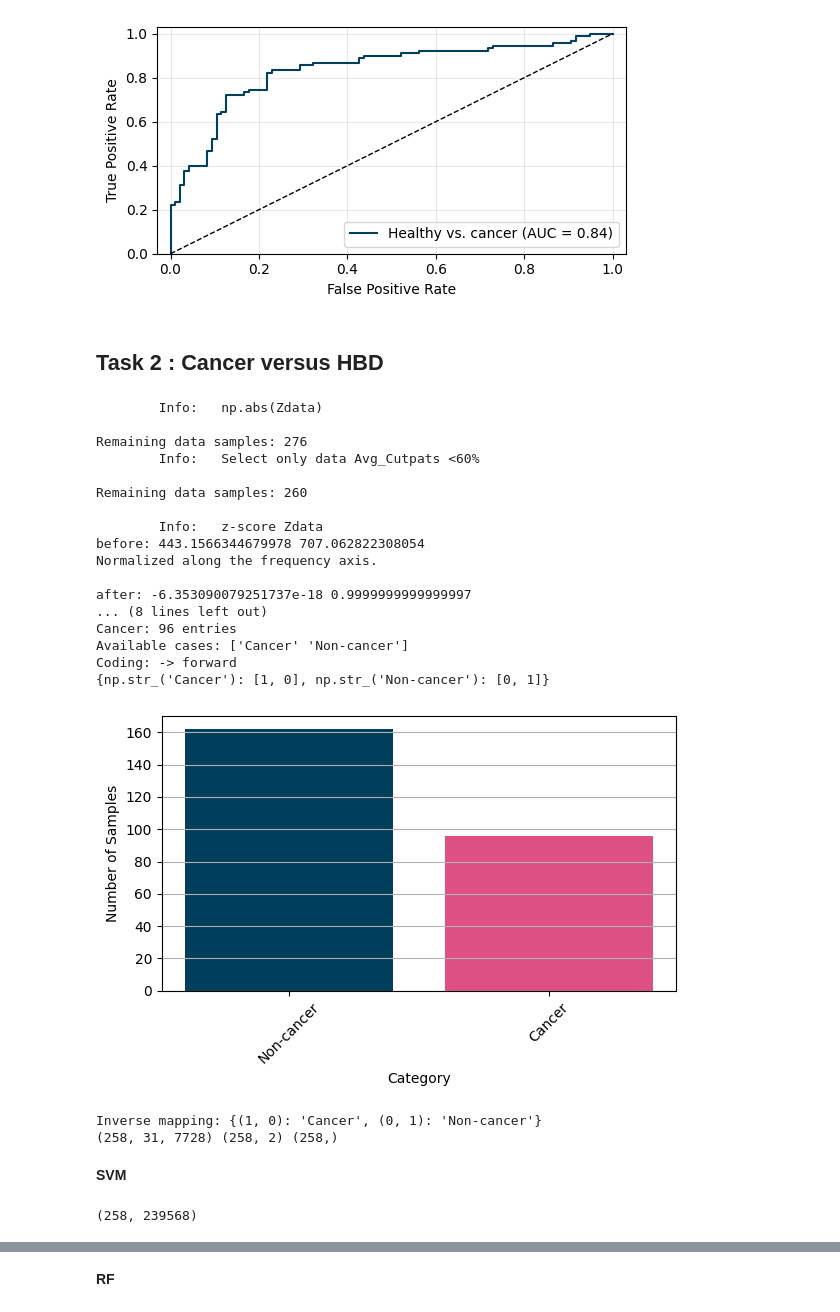
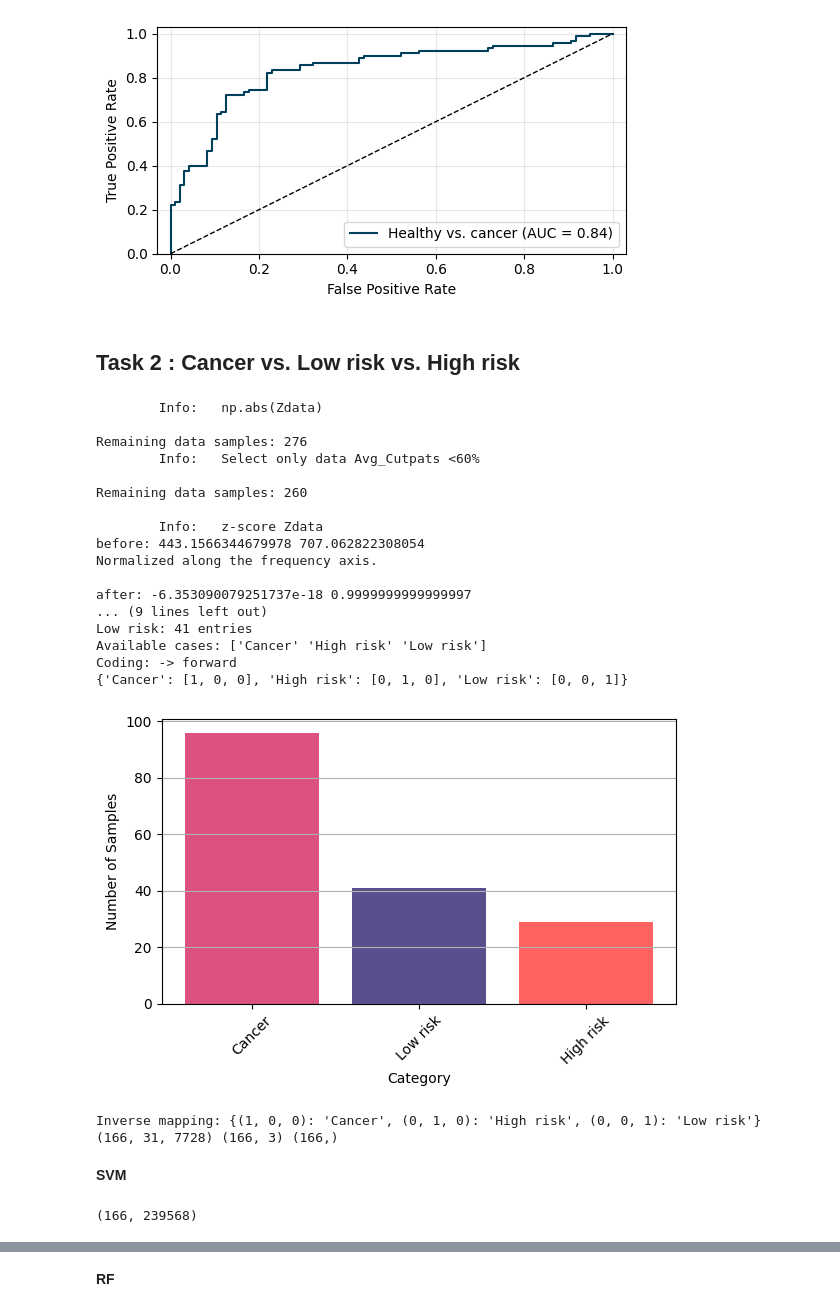
Before and after one commit to EITLabworks/IIVV-Evaluation, a Jupyter notebook: Results-Baseline.ipynb, the cells around one changed output, grey strips where cells are left out. Cells and saved outputs as stored; diff of their text form; code cells hidden in the pictures.

Commit message:
upd task2

```diff
--- a/Results-Baseline.ipynb
+++ b/Results-Baseline.ipynb
@@ -221,33 +221,33 @@ ResultsROCAUC(
 AUC =  0.8354166666666666
 [figure]
 # %% [markdown]
-## Task 2 : Cancer versus HBD
+## Task 2 : Cancer vs. Low risk vs. High risk
 # %%
-class_task = "cancer_vs_hbd"
+class_task = "cancer_vs_lr_hr"
 
 Freq_sel, Mask_sel = load_top_Fsel_Msel(class_task)
 X, Y_labels, labels, Case, inverse_mapping, Y = Results_data_loading(class_task)
 # %% [output]
         Info:   np.abs(Zdata)
 
 Remaining data samples: 276
         Info:   Select only data Avg_Cutpats <60%
 
 Remaining data samples: 260
 
         Info:   z-score Zdata
 before: 443.1566344679978 707.062822308054
 Normalized along the frequency axis.
 
 after: -6.353090079251737e-18 0.9999999999999997
-... (8 lines left out)
-Cancer: 96 entries
-Available cases: ['Cancer' 'Non-cancer']
+... (9 lines left out)
+Low risk: 41 entries
+Available cases: ['Cancer' 'High risk' 'Low risk']
 Coding: -> forward
-{np.str_('Cancer'): [1, 0], np.str_('Non-cancer'): [0, 1]}
+{'Cancer': [1, 0, 0], 'High risk': [0, 1, 0], 'Low risk': [0, 0, 1]}
-[figure, old version]
+[figure, new version]
-Inverse mapping: {(1, 0): 'Cancer', (0, 1): 'Non-cancer'}
-(258, 31, 7728) (258, 2) (258,)
+Inverse mapping: {(1, 0, 0): 'Cancer', (0, 1, 0): 'High risk', (0, 0, 1): 'Low risk'}
+(166, 31, 7728) (166, 3) (166,)
 # %% [markdown]
 **SVM**
 # %%
@@ -259,7 +259,7 @@ X_tmp = X[:, :, :]
 X_tmp = X_tmp.reshape(X_tmp.shape[0], -1)
 print(X_tmp.shape)
 # %% [output]
-(258, 239568)
+(166, 239568)
 # %%
 y_true = []
 y_score = []
```
Also changed, not shown: parts of 5 cells of this notebook.
